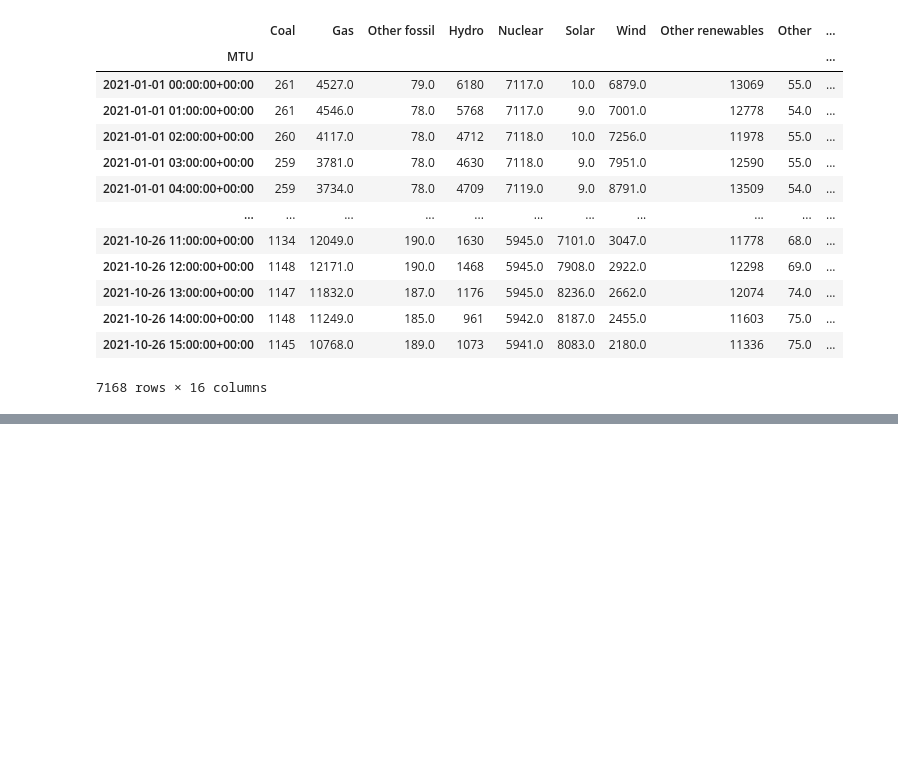
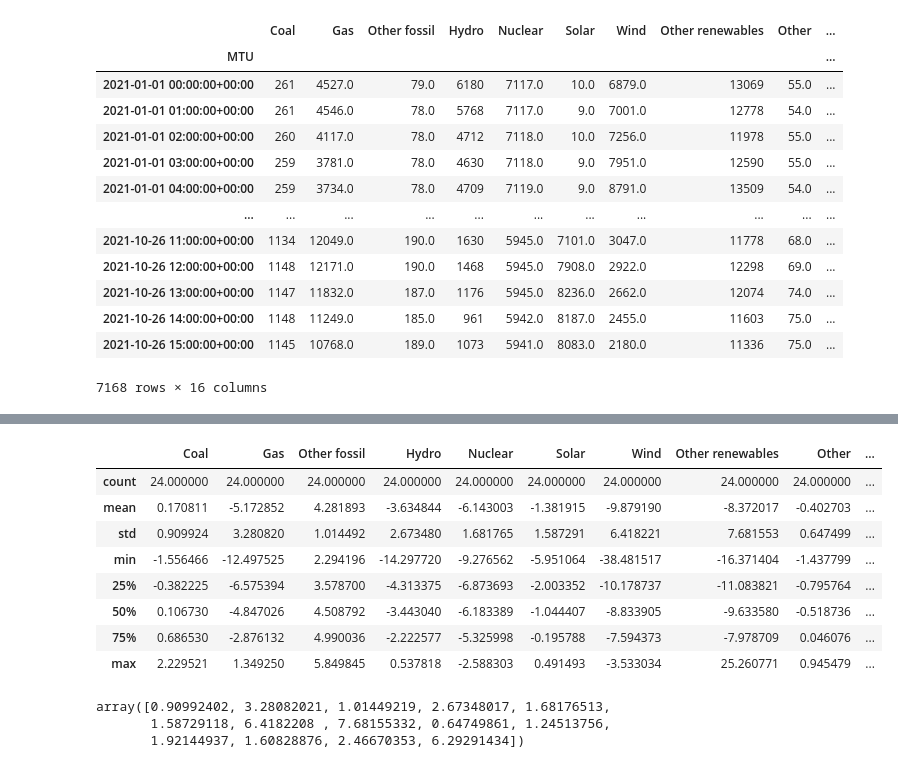
Before and after one commit to leatrin/electricity_prices, a Jupyter notebook: results.ipynb, the cells around one changed output, grey strips where cells are left out. Saved outputs shown, nothing was run; the diff lists cells and outputs as text; code cells hidden in the pictures; blank space fills up the shorter version.

Commit message:
coeff analysis

```diff
--- a/results.ipynb
+++ b/results.ipynb
@@ -54,0 +129,19 @@ plt.ylim(-2,3)
+# %%
+coeff = pt.coeff_reg_lin(dataset_input, months=[3,4,5,6,7])
+coeff.describe()
+# %% [output]
+|  | Coal | Gas | Other fossil | Hydro | Nuclear | Solar | Wind | Other renewables | Other | ... |
+| count | 24.000000 | 24.000000 | 24.000000 | 24.000000 | 24.000000 | 24.000000 | 24.000000 | 24.000000 | 24.000000 | ... |
+| mean | 0.170811 | -5.172852 | 4.281893 | -3.634844 | -6.143003 | -1.381915 | -9.879190 | -8.372017 | -0.402703 | ... |
+| std | 0.909924 | 3.280820 | 1.014492 | 2.673480 | 1.681765 | 1.587291 | 6.418221 | 7.681553 | 0.647499 | ... |
+| min | -1.556466 | -12.497525 | 2.294196 | -14.297720 | -9.276562 | -5.951064 | -38.481517 | -16.371404 | -1.437799 | ... |
+| 25% | -0.382225 | -6.575394 | 3.578700 | -4.313375 | -6.873693 | -2.003352 | -10.178737 | -11.083821 | -0.795764 | ... |
+| 50% | 0.106730 | -4.847026 | 4.508792 | -3.443040 | -6.183389 | -1.044407 | -8.833905 | -9.633580 | -0.518736 | ... |
+| 75% | 0.686530 | -2.876132 | 4.990036 | -2.222577 | -5.325998 | -0.195788 | -7.594373 | -7.978709 | 0.046076 | ... |
+| max | 2.229521 | 1.349250 | 5.849845 | 0.537818 | -2.588303 | 0.491493 | -3.533034 | 25.260771 | 0.945479 | ... |
+# %%
+np.array(coeff.std())
+# %% [output]
+array([0.90992402, 3.28082021, 1.01449219, 2.67348017, 1.68176513,
+       1.58729118, 6.4182208 , 7.68155332, 0.64749861, 1.24513756,
+       1.92144937, 1.60828876, 2.46670353, 6.29291434])
```
Also changed, not shown: parts of 9 cells of this notebook, 3 other files.
